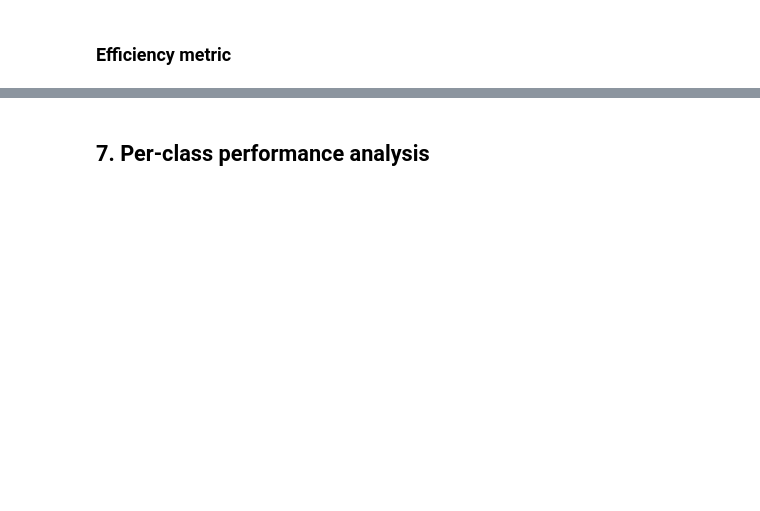
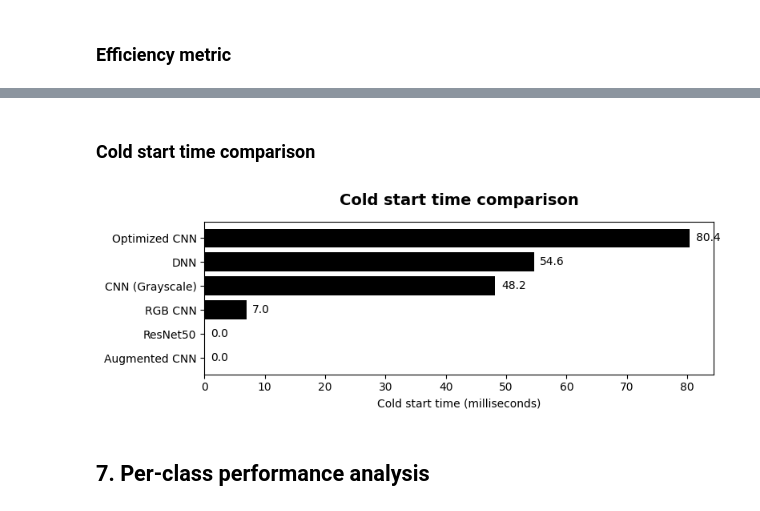
Before and after one commit to gperdrizet/CIFAR10, a Jupyter notebook: notebooks/07-results.ipynb, the cells around one changed output, grey strips where cells are left out. Saved outputs shown, nothing was run; the diff lists cells and outputs as text; code cells hidden in the pictures; blank space fills up the shorter version.

```diff
--- a/notebooks/07-results.ipynb
+++ b/notebooks/07-results.ipynb
@@ -340,3 +359,30 @@ Efficiency rankings (accuracy per million parameters):
+# %% [markdown]
+### Cold start time comparison
+# %%
+# Sort by cold start time for better visualization
+sorted_by_cold_start = sorted(results, key=lambda x: x['Cold start (ms)'])
+
+# Prepare data for plotting
+models = [r['Model'] for r in sorted_by_cold_start]
+cold_start_list = [r['Cold start (ms)'] for r in sorted_by_cold_start]
+
+# Create bar chart
+fig, ax = plt.subplots(figsize=(8, 3))
+
+ax.set_title('Cold start time comparison', fontweight='bold', fontsize=14, pad=15)
+
+bars = ax.barh(models, cold_start_list, color='black')
+
+# Add value labels on bars
+for i, (bar, time_ms) in enumerate(zip(bars, cold_start_list)):
+    ax.text(time_ms + 1, i, f'{time_ms:.1f}', va='center')
+
+ax.set_xlabel('Cold start time (milliseconds)')
+
+plt.tight_layout()
+plt.show()
+# %% [output]
+[figure, added]
 # %% [markdown]
 ## 7. Per-class performance analysis
 # %%
```
Also changed, not shown: parts of 10 cells of this notebook.
